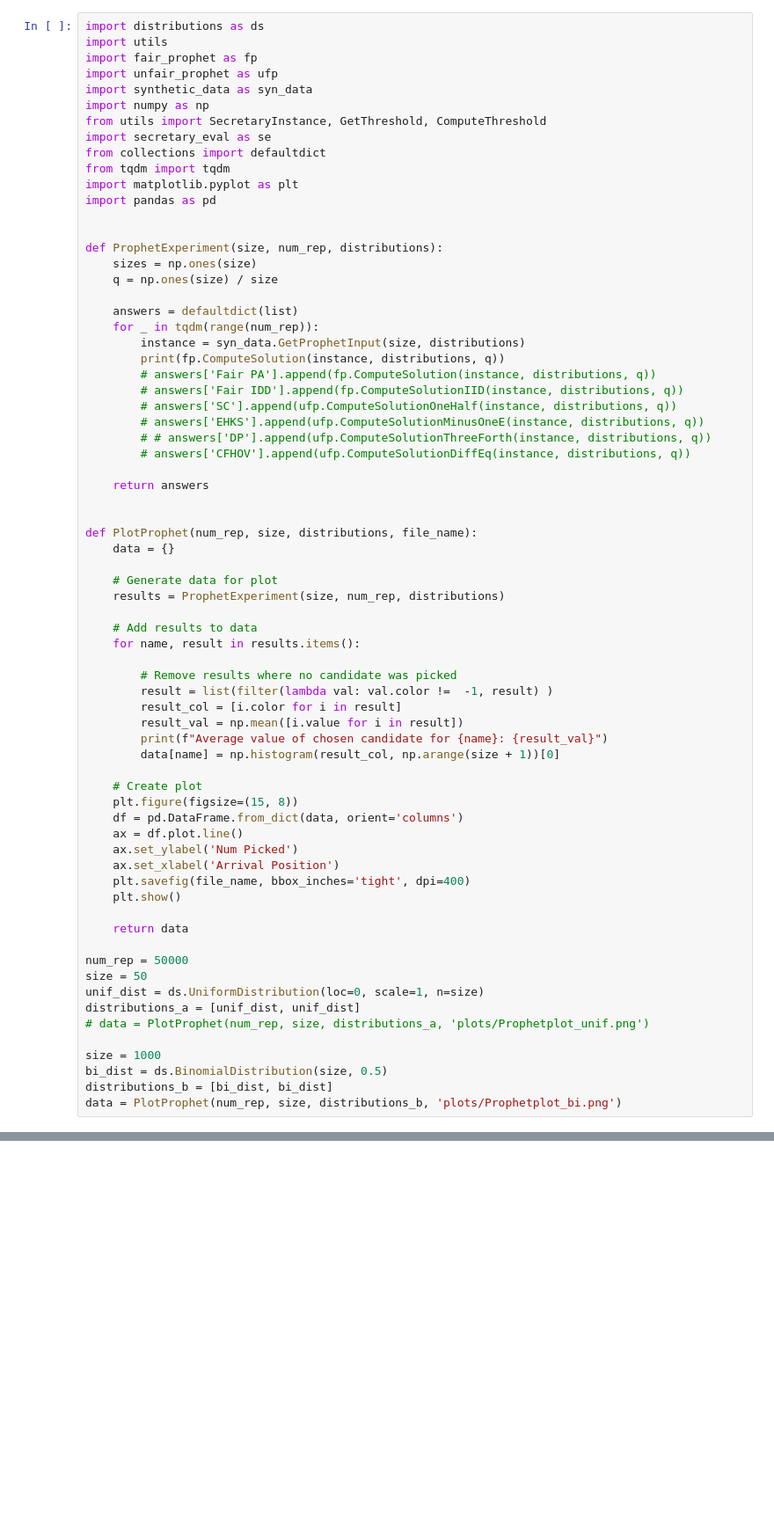
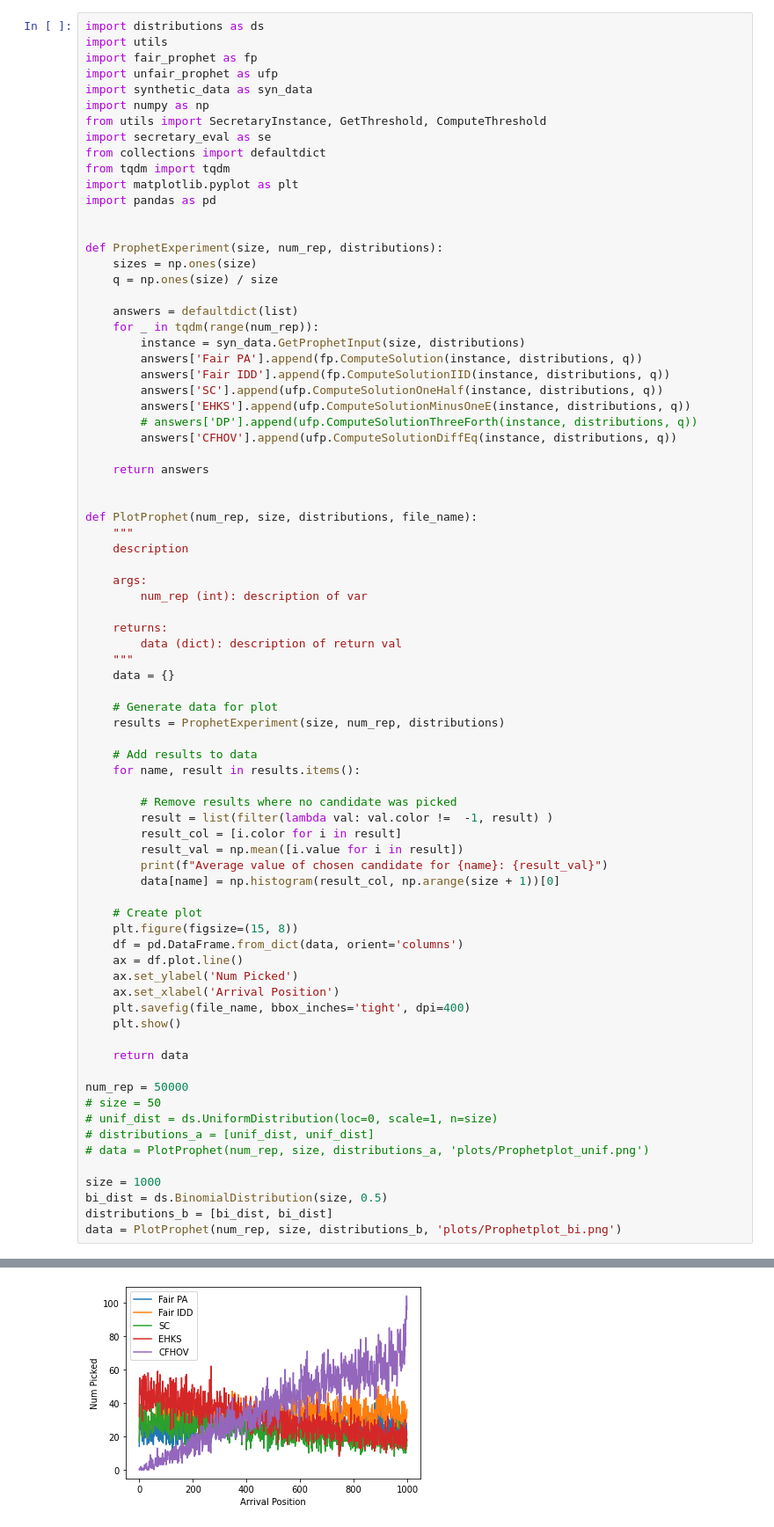
Before and after one commit to Di-ayy-go/fact-ai, a Jupyter notebook: python/main_prophet.ipynb, the cells around one changed output, grey strips where cells are left out. Shown: that part at 88% size. Cells and saved outputs as stored; diff of their text form; blank space fills up the shorter version.

Commit message:
Dataset-based algorithm implementation. Code optimalization and refactoring. Plot replication.

```diff
--- a/python/main_prophet.ipynb
+++ b/python/main_prophet.ipynb
@@ -20,18 +20,26 @@ def ProphetExperiment(size, num_rep, distributions):
     answers = defaultdict(list)
     for _ in tqdm(range(num_rep)):
         instance = syn_data.GetProphetInput(size, distributions)
-        print(fp.ComputeSolution(instance, distributions, q))
-        # answers['Fair PA'].append(fp.ComputeSolution(instance, distributions, q))
-        # answers['Fair IDD'].append(fp.ComputeSolutionIID(instance, distributions, q))
-        # answers['SC'].append(ufp.ComputeSolutionOneHalf(instance, distributions, q))
-        # answers['EHKS'].append(ufp.ComputeSolutionMinusOneE(instance, distributions, q))
-        # # answers['DP'].append(ufp.ComputeSolutionThreeForth(instance, distributions, q))
-        # answers['CFHOV'].append(ufp.ComputeSolutionDiffEq(instance, distributions, q))
+        answers['Fair PA'].append(fp.ComputeSolution(instance, distributions, q))
+        answers['Fair IDD'].append(fp.ComputeSolutionIID(instance, distributions, q))
+        answers['SC'].append(ufp.ComputeSolutionOneHalf(instance, distributions, q))
+        answers['EHKS'].append(ufp.ComputeSolutionMinusOneE(instance, distributions, q))
+        # answers['DP'].append(ufp.ComputeSolutionThreeForth(instance, distributions, q))
+        answers['CFHOV'].append(ufp.ComputeSolutionDiffEq(instance, distributions, q))
 
     return answers
 
 
 def PlotProphet(num_rep, size, distributions, file_name):
+    """
+    description
+
+    args:
+        num_rep (int): description of var
+
+    returns:
+        data (dict): description of return val
+    """
     data = {}
 
     # Generate data for plot
@@ -59,9 +67,9 @@ def PlotProphet(num_rep, size, distributions, file_name):
     return data
 
 num_rep = 50000
-size = 50
-unif_dist = ds.UniformDistribution(loc=0, scale=1, n=size)
-distributions_a = [unif_dist, unif_dist]
+# size = 50
+# unif_dist = ds.UniformDistribution(loc=0, scale=1, n=size)
+# distributions_a = [unif_dist, unif_dist]
 # data = PlotProphet(num_rep, size, distributions_a, 'plots/Prophetplot_unif.png')
 
 size = 1000
@@ -73,3 +87,4 @@ KeyboardInterrupt:
+[figure, added]
 # %% [markdown]
 <a style='text-decoration:none;line-height:16px;display:flex;color:#5B5B62;padding:10px;justify-content:end;' href='https://deepnote.com?utm_source=created-in-deepnote-cell&projectId=aa043478-e839-47cf-996f-1ea34897d0a7' target="_blank">
 <img alt='Created in deepnote.com' style='display:inline;max-height:16px;margin:0px;margin-right:7.5px;' src='embedded-picture-1' > </img>
```
Also changed, not shown: parts of 1 cell of this notebook, 20 other files.
